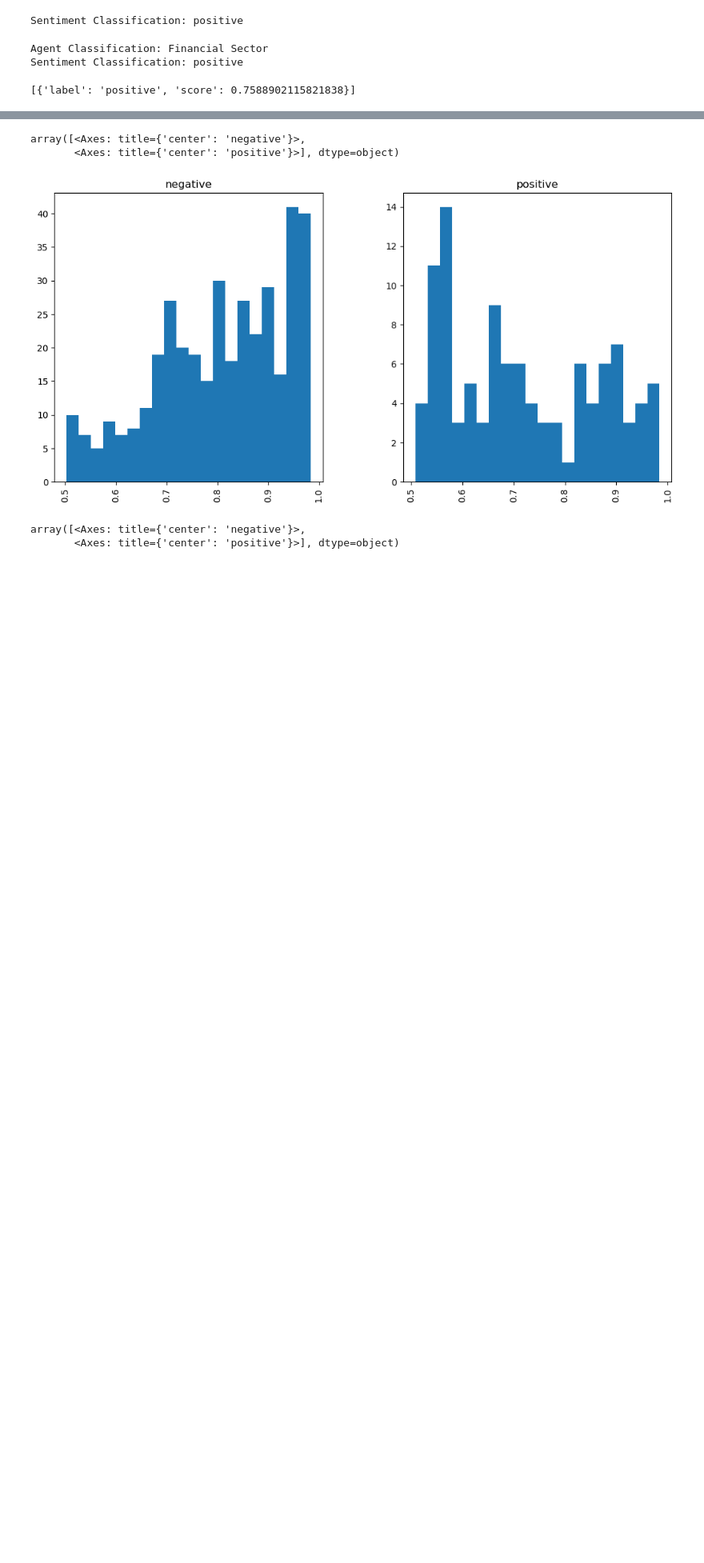
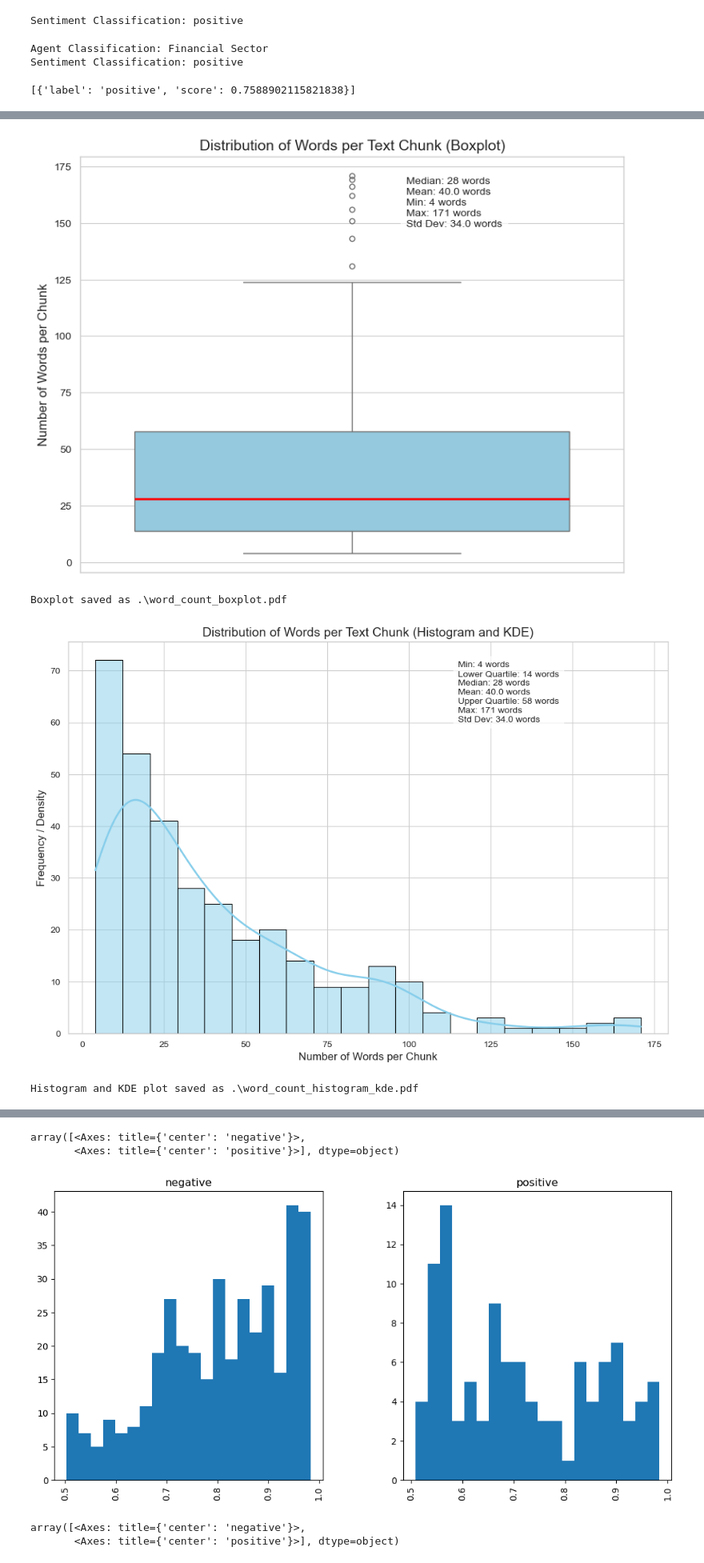
Before and after one commit to charliewarburton/NLP_FS, a Jupyter notebook: cbroberta.ipynb, the cells around one changed output, grey strips where cells are left out. Shown: that part at 80% size. Cells and saved outputs as stored; diff of their text form; code cells hidden in the pictures; blank space fills up the shorter version.

```diff
--- a/cbroberta.ipynb
+++ b/cbroberta.ipynb
@@ -104,0 +222,8 @@ test
+# %%
+test_2 = read_and_split_word_doc(path_to_docs / "2006_1.docx")
+analyze_chunk_word_distribution(test_2)
+# %% [output]
+[figure, added]
+Boxplot saved as .\word_count_boxplot.pdf
+[figure, added]
+Histogram and KDE plot saved as .\word_count_histogram_kde.pdf
```
Also changed, not shown: parts of 8 cells of this notebook, 10 other files.
